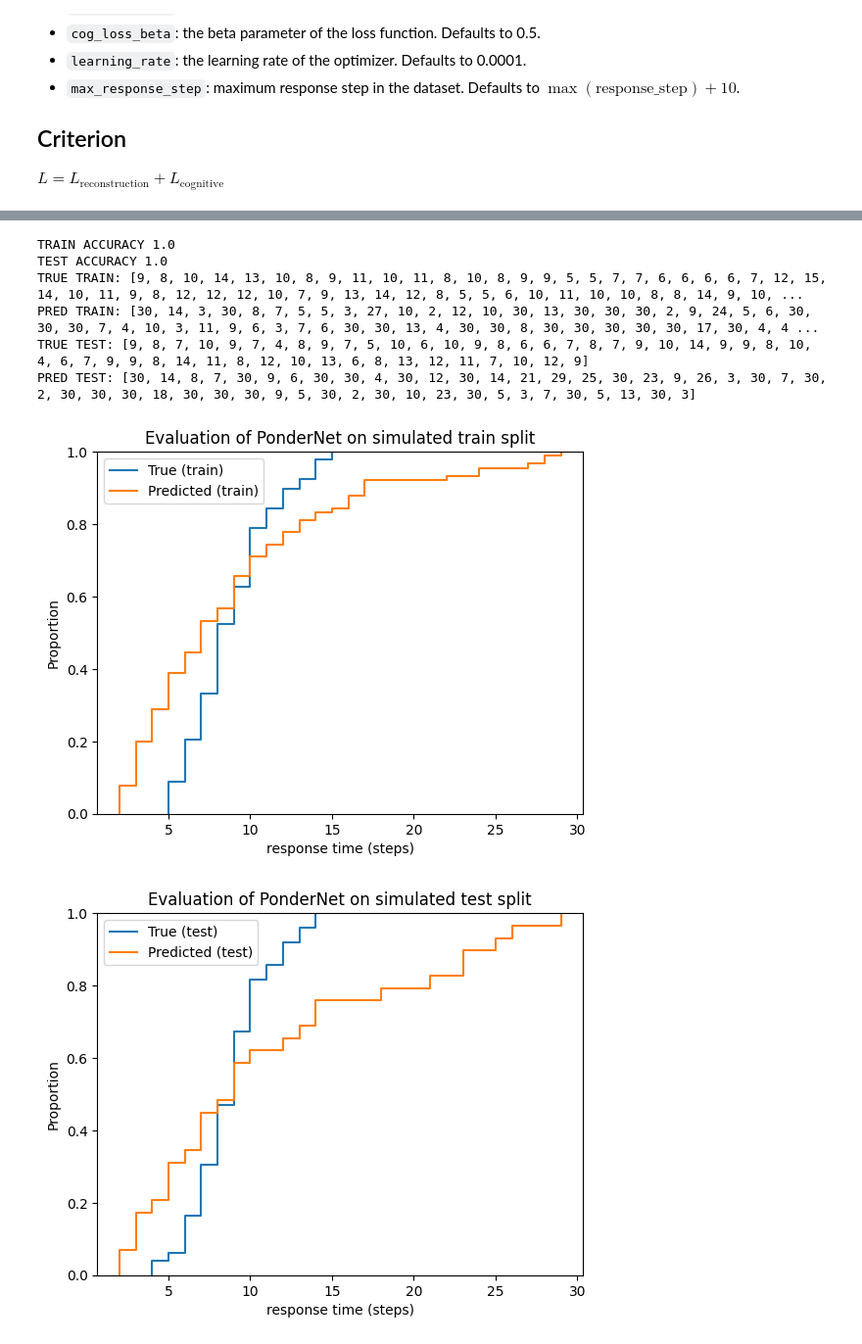
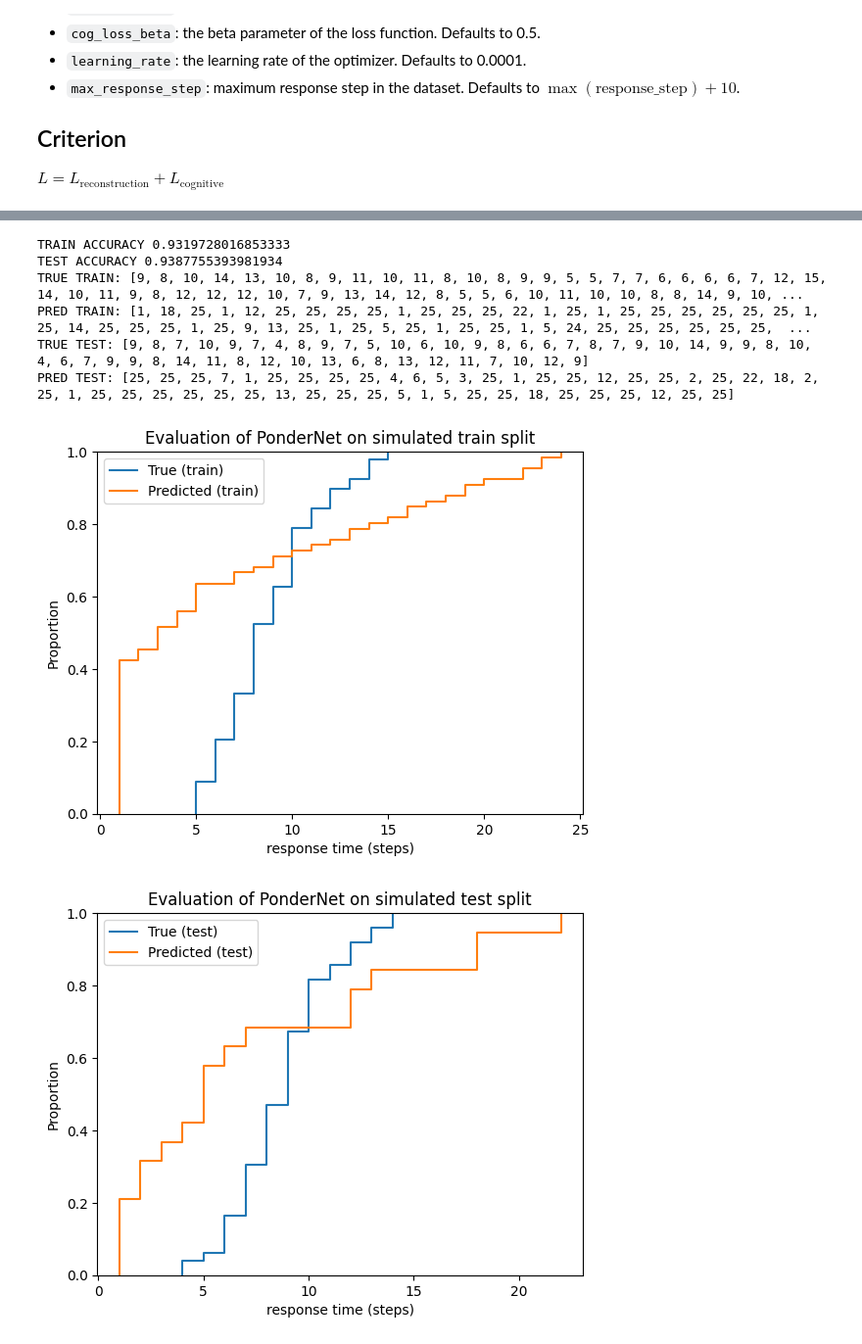
Before and after one commit to morteza/CogPonder, a Jupyter notebook: notebooks/Loss Function.ipynb, the cells around one changed output, grey strips where cells are left out. Shown at 98% size. Saved outputs shown, nothing was run; the diff lists cells and outputs as text; code cells hidden in the pictures.

```diff
--- a/notebooks/Loss Function.ipynb
+++ b/notebooks/Loss Function.ipynb
@@ -46,7 +46,7 @@ from cogponder.losses import ReconstructionLoss, CognitiveLoss
 data = NBackSRODataset(n_subjects=1, n_back=2) # shape (n_subjects, (...))
 datamodule = NBackDataModule(data, batch_size=256, num_workers=1)
 n_symbols = torch.unique(data[0][0]).shape[0]
-max_response_step = 30  # data[0][4].max().item() * 2  # max number of steps = 2 * max observed RT
+max_response_step = 25 # data[0][4].max().item() + 1 # max number of steps = 2 * max observed RT
 
 # parameter space
 CONFIG = {
@@ -71,18 +71,19 @@ model = CogPonderNet(CONFIG, example_input_array=data[0][0][:1].to(device))
 # y_steps, p_halts, rt_pred = model(X)
 # loss_func = CognitiveLoss(CONFIG['max_response_step'])
 # l = loss_func(rt_pred, rt_true)
-# l
+# 'l', l, rt_pred, rt_true
 
 trainer = pl.Trainer(
-    max_epochs=100,
+    max_epochs=5000,
+    # min_epochs=1000,
     accelerator='auto',
     auto_lr_find=True,
-    devices=1 if torch.cuda.is_available() else None,
     log_every_n_steps=1,
-    accumulate_grad_batches=4,
+    overfit_batches=True,
+    # accumulate_grad_batches=4,
     callbacks=[
         RichProgressBar(),
-        EarlyStopping(monitor='val_loss', patience=10, mode='min', min_delta=0.01),
+        EarlyStopping(monitor='val_loss', patience=500, mode='min', min_delta=0.01),
     ])
 
 trainer.tune(model, datamodule=datamodule)
@@ -154,35 +162,37 @@ with torch.no_grad():
 # rt_train_pred.median(), rt_train.float().median()
 # rt_test_pred.median(), rt_test.float().median()
 # %% [output]
-TRAIN ACCURACY 1.0
-TEST ACCURACY 1.0
+TRAIN ACCURACY 0.9319728016853333
+TEST ACCURACY 0.9387755393981934
 TRUE TRAIN: [9, 8, 10, 14, 13, 10, 8, 9, 11, 10, 11, 8, 10, 8, 9, 9, 5, 5, 7, 7, 6, 6, 6, 6, 7, 12, 15, 14, 10, 11, 9, 8, 12, 12, 12, 10, 7, 9, 13, 14, 12, 8, 5, 5, 6, 10, 11, 10, 10, 8, 8, 14, 9, 10, ...
-PRED TRAIN: [30, 14, 3, 30, 8, 7, 5, 5, 3, 27, 10, 2, 12, 10, 30, 13, 30, 30, 30, 2, 9, 24, 5, 6, 30, 30, 30, 7, 4, 10, 3, 11, 9, 6, 3, 7, 6, 30, 30, 13, 4, 30, 30, 8, 30, 30, 30, 30, 30, 17, 30, 4, 4 ...
+PRED TRAIN: [1, 18, 25, 1, 12, 25, 25, 25, 25, 1, 25, 25, 25, 22, 1, 25, 1, 25, 25, 25, 25, 25, 25, 1, 25, 14, 25, 25, 25, 1, 25, 9, 13, 25, 1, 25, 5, 25, 1, 25, 25, 1, 5, 24, 25, 25, 25, 25, 25, 25,  ...
 TRUE TEST: [9, 8, 7, 10, 9, 7, 4, 8, 9, 7, 5, 10, 6, 10, 9, 8, 6, 6, 7, 8, 7, 9, 10, 14, 9, 9, 8, 10, 4, 6, 7, 9, 9, 8, 14, 11, 8, 12, 10, 13, 6, 8, 13, 12, 11, 7, 10, 12, 9]
-PRED TEST: [30, 14, 8, 7, 30, 9, 6, 30, 30, 4, 30, 12, 30, 14, 21, 29, 25, 30, 23, 9, 26, 3, 30, 7, 30, 2, 30, 30, 30, 18, 30, 30, 30, 9, 5, 30, 2, 30, 10, 23, 30, 5, 3, 7, 30, 5, 13, 30, 3]
+PRED TEST: [25, 25, 25, 7, 1, 25, 25, 25, 25, 4, 6, 5, 3, 25, 1, 25, 25, 12, 25, 25, 2, 25, 22, 18, 2, 25, 1, 25, 25, 25, 25, 25, 25, 13, 25, 25, 25, 5, 1, 5, 25, 25, 18, 25, 25, 25, 12, 25, 25]
 # %%
 import seaborn as sns
 import matplotlib.pyplot as plt
 
+RT_CAP = max_response_step # data[0][4].max().item()
+
 sns.ecdfplot(rt_train, label='True (train)')
-sns.ecdfplot(rt_train_pred[rt_train_pred < max_response_step], label='Predicted (train)')
+sns.ecdfplot(rt_train_pred[rt_train_pred < RT_CAP], label='Predicted (train)')
 
 plt.title('Evaluation of PonderNet on simulated train split')
 plt.xlabel('response time (steps)')
 
 plt.legend()
 plt.show()
 
 sns.ecdfplot(rt_test, label='True (test)')
-sns.ecdfplot(rt_test_pred[rt_test_pred < max_response_step], label='Predicted (test)')
+sns.ecdfplot(rt_test_pred[rt_test_pred < RT_CAP], label='Predicted (test)')
 
 plt.title('Evaluation of PonderNet on simulated test split')
 plt.xlabel('response time (steps)')
 plt.legend()
 plt.show()
 # %% [output]
-[figure, old version]
+[figure, new version]
-[figure, old version]
+[figure, new version]
 # %%
 
 sns.kdeplot(rt_train, label='Train (TRUE)', cut=0)
```
Also changed, not shown: parts of 2 cells of this notebook, 1 other file.
